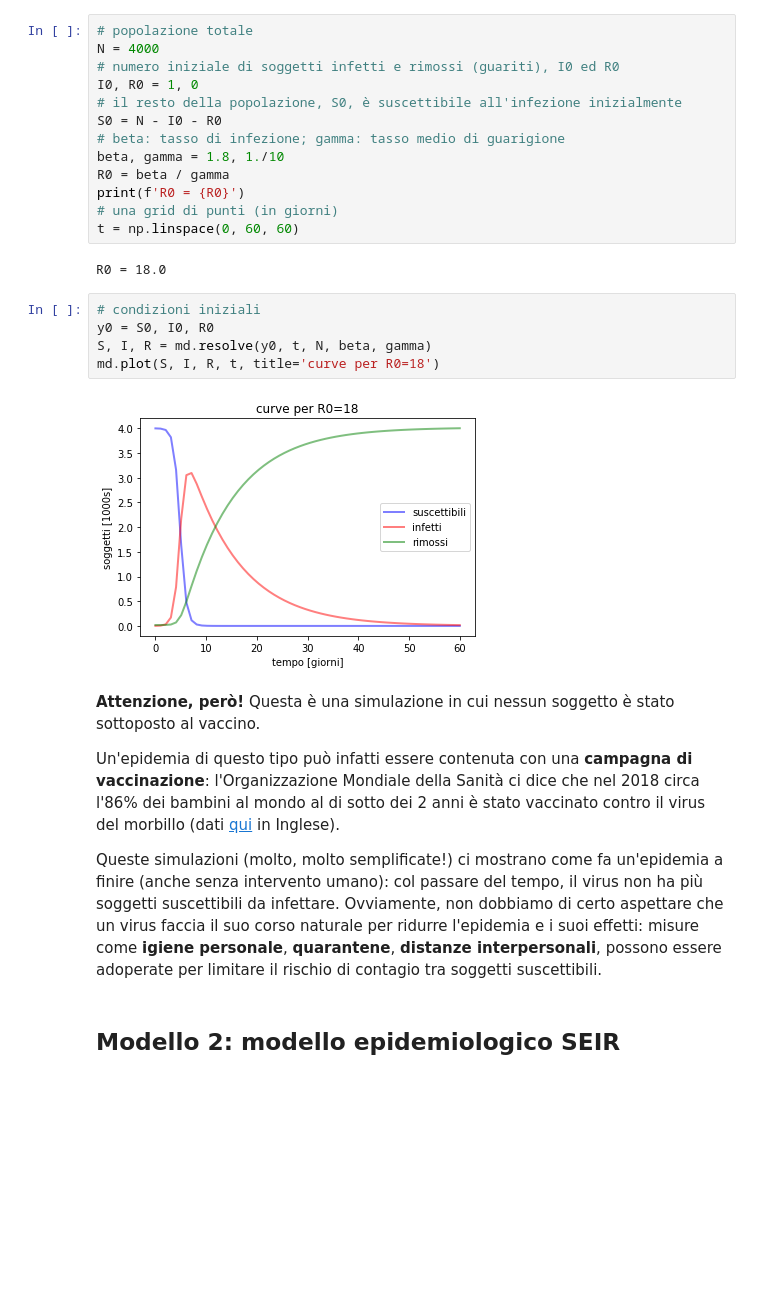
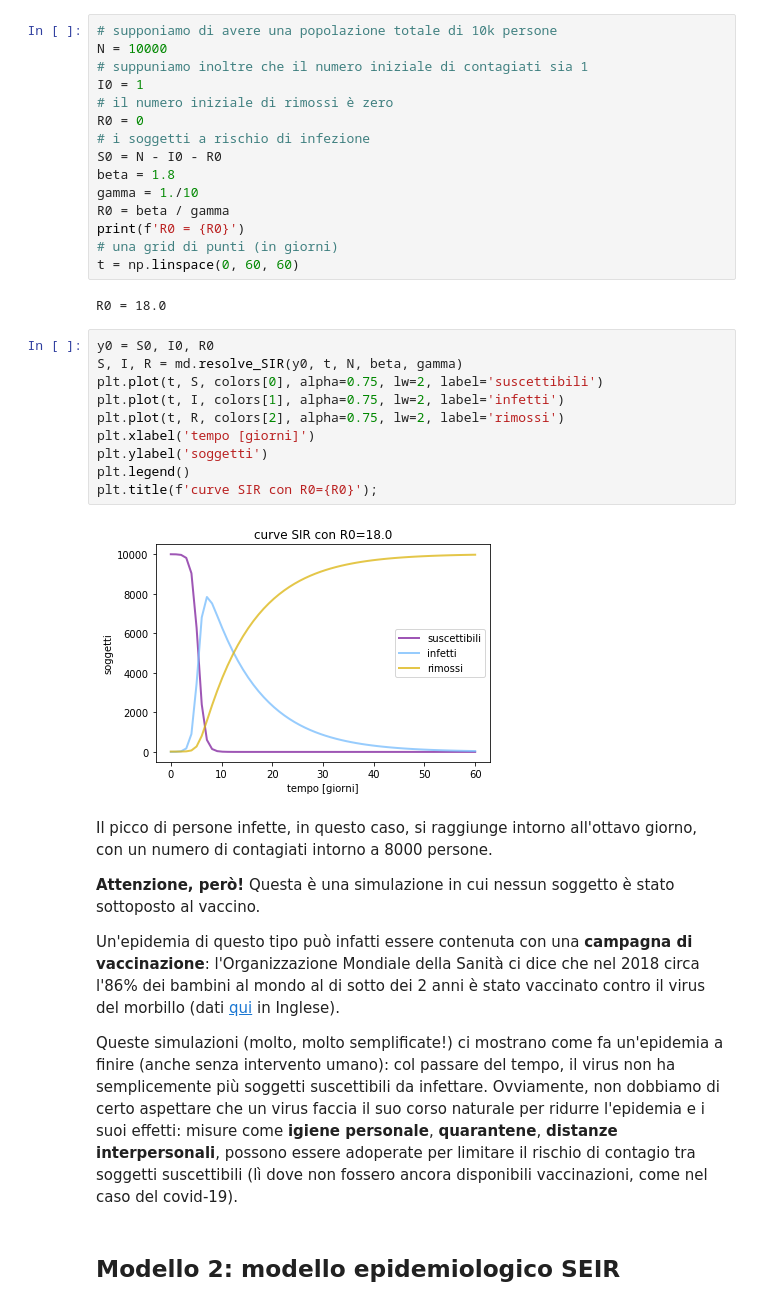
Before and after one commit to pcmasuzzo/modelli_epidemiologici, a Jupyter notebook: notebooks/epidemie.ipynb, the cells around one changed output. Saved outputs shown, nothing was run; the diff lists cells and outputs as text; blank space fills up the shorter version.

```diff
--- a/notebooks/epidemie.ipynb
+++ b/notebooks/epidemie.ipynb
@@ -86,33 +108,42 @@ Un virus che tutti conosciamo è quello che causa il **morbillo**, una malattia
 
 Vediamo come sono le curve SIR per un'epidemia come quella del morbillo.
 # %%
-# popolazione totale
-N = 4000
-# numero iniziale di soggetti infetti e rimossi (guariti), I0 ed R0
-I0, R0 = 1, 0
-# il resto della popolazione, S0, è suscettibile all'infezione inizialmente
+# supponiamo di avere una popolazione totale di 10k persone
+N = 10000
+# suppuniamo inoltre che il numero iniziale di contagiati sia 1
+I0 = 1
+# il numero iniziale di rimossi è zero
+R0 = 0
+# i soggetti a rischio di infezione
 S0 = N - I0 - R0
-# beta: tasso di infezione; gamma: tasso medio di guarigione
-beta, gamma = 1.8, 1./10
+beta = 1.8
+gamma = 1./10
 R0 = beta / gamma
 print(f'R0 = {R0}')
 # una grid di punti (in giorni)
 t = np.linspace(0, 60, 60)
 # %% [output]
 R0 = 18.0
-# %%
-# condizioni iniziali
-y0 = S0, I0, R0
-S, I, R = md.resolve(y0, t, N, beta, gamma)
-md.plot(S, I, R, t, title='curve per R0=18')
-# %% [output]
-[figure, removed]
+# %%
+y0 = S0, I0, R0
+S, I, R = md.resolve_SIR(y0, t, N, beta, gamma)
+plt.plot(t, S, colors[0], alpha=0.75, lw=2, label='suscettibili')
+plt.plot(t, I, colors[1], alpha=0.75, lw=2, label='infetti')
+plt.plot(t, R, colors[2], alpha=0.75, lw=2, label='rimossi')
+plt.xlabel('tempo [giorni]')
+plt.ylabel('soggetti')
+plt.legend()
+plt.title(f'curve SIR con R0={R0}');
+# %% [output]
+[figure, added]
 # %% [markdown]
+Il picco di persone infette, in questo caso, si raggiunge intorno all'ottavo giorno, con un numero di contagiati intorno a 8000 persone.
+
 **Attenzione, però!** Questa è una simulazione in cui nessun soggetto è stato sottoposto al vaccino.
 
 Un'epidemia di questo tipo può infatti essere contenuta con una **campagna di vaccinazione**: l'Organizzazione Mondiale della Sanità ci dice che nel 2018 circa l'86% dei bambini al mondo al di sotto dei 2 anni è stato vaccinato contro il virus del morbillo (dati [qui](https://www.who.int/immunization/newsroom/new-measles-data-august-2019/en/) in Inglese).
 
-Queste simulazioni (molto, molto semplificate!) ci mostrano come fa un'epidemia a finire (anche senza intervento umano): col passare del tempo, il virus non ha più soggetti suscettibili da infettare. Ovviamente, non dobbiamo di certo aspettare che un virus faccia il suo corso naturale per ridurre l'epidemia e i suoi effetti: misure come **igiene personale**, **quarantene**, **distanze interpersonali**, possono essere adoperate per limitare il rischio di contagio tra soggetti suscettibili.
+Queste simulazioni (molto, molto semplificate!) ci mostrano come fa un'epidemia a finire (anche senza intervento umano): col passare del tempo, il virus non ha semplicemente più soggetti suscettibili da infettare. Ovviamente, non dobbiamo di certo aspettare che un virus faccia il suo corso naturale per ridurre l'epidemia e i suoi effetti: misure come **igiene personale**, **quarantene**, **distanze interpersonali**, possono essere adoperate per limitare il rischio di contagio tra soggetti suscettibili (lì dove non fossero ancora disponibili vaccinazioni, come nel caso del covid-19).
 # %% [markdown]
 ## Modello 2: modello epidemiologico SEIR
 # %% [markdown]
```
Also changed, not shown: parts of 21 cells of this notebook, 1 other file.
